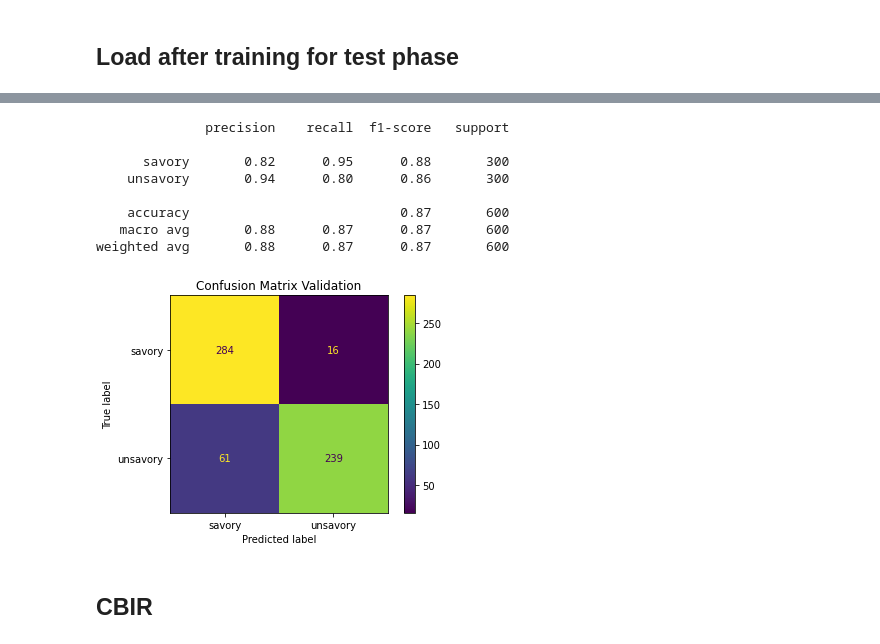
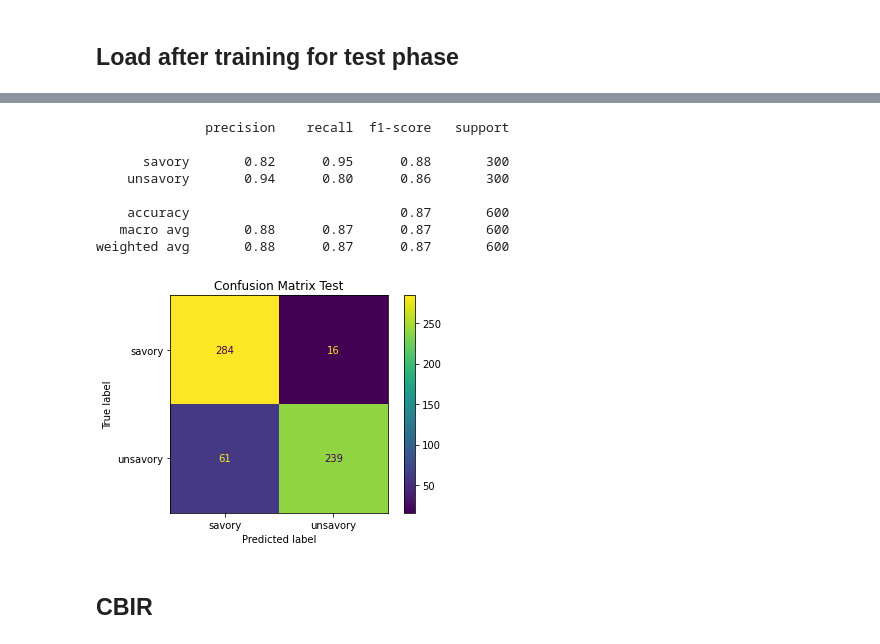
Before and after one commit to AlexGerry/Face_good_vs_bad, a Jupyter notebook: src/Color/test_color_descriptor.ipynb, the cells around one changed output, grey strips where cells are left out. Drawn from its saved outputs; the diff is of its cells as text; code cells hidden in the pictures.

```diff
--- a/src/Color/test_color_descriptor.ipynb
+++ b/src/Color/test_color_descriptor.ipynb
@@ -168,19 +167,19 @@ weighted avg       0.81      0.81      0.81       600
 # %%
 print(classification_report(labels_test, color_model.forest.predict(descr_test)))
 
 ConfusionMatrixDisplay.from_estimator(color_model.forest, descr_test, labels_test)
-plt.title("Confusion Matrix Validation")
+plt.title("Confusion Matrix Test")
 plt.show()
 # %% [output]
               precision    recall  f1-score   support
 
       savory       0.82      0.95      0.88       300
     unsavory       0.94      0.80      0.86       300
 
     accuracy                           0.87       600
    macro avg       0.88      0.87      0.87       600
 weighted avg       0.88      0.87      0.87       600
-[figure, old version]
+[figure, new version]
 # %% [markdown]
 ## CBIR
 # %%
```
Also changed, not shown: parts of 5 cells of this notebook, 9 other files.
